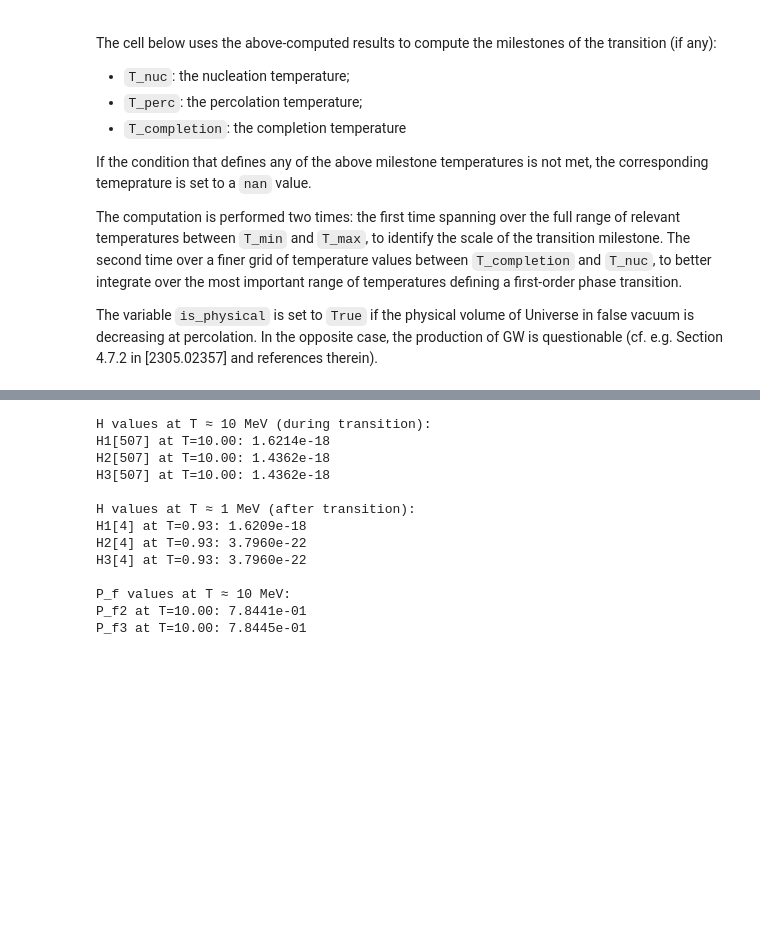
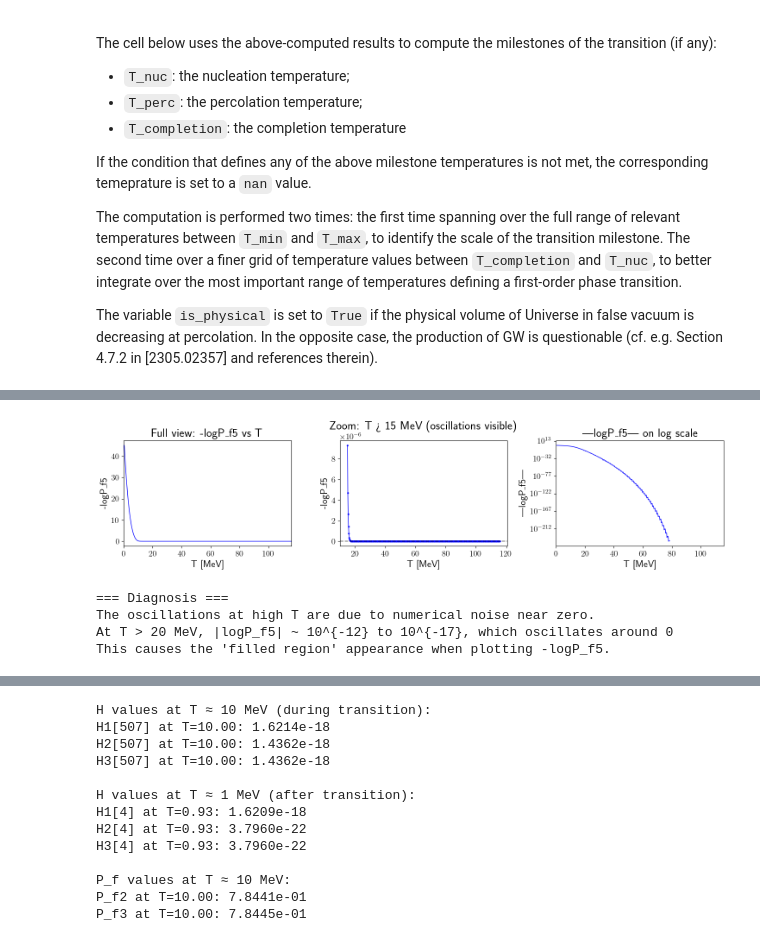
Before and after one commit to michelelucente/ELENA, a Jupyter notebook: examples/dilution.ipynb, the cells around one changed output, grey strips where cells are left out. Cells and saved outputs as stored; diff of their text form; code cells hidden in the pictures; blank space fills up the shorter version.

Commit message:
Possible full dilution code

```diff
--- a/examples/dilution.ipynb
+++ b/examples/dilution.ipynb
@@ -386,0 +838,45 @@ logP_f3, Temps3, ratio_V3, Gamma3, H3, drho3, rhoplusp3, P3, dP3  = compute_logP
+# %%
+# Visualize the oscillation issue at high temperatures
+fig, axes = plt.subplots(1, 3, figsize=(15, 4))
+
+# Panel 1: Full view of -logP_f5 (as plotted in the issue)
+ax1 = axes[0]
+ax1.plot(Temps5, -logP_f5, 'b-', linewidth=1)
+ax1.set_xlabel('T [MeV]')
+ax1.set_ylabel('-logP_f5')
+ax1.set_title('Full view: -logP_f5 vs T')
+ax1.set_xlim(0, T_max)
+
+# Panel 2: Zoom on high-T region where oscillations occur
+ax2 = axes[1]
+high_T_mask = Temps5 > 15
+ax2.plot(Temps5[high_T_mask], -logP_f5[high_T_mask], 'b-', linewidth=1, marker='o', markersize=2)
+ax2.set_xlabel('T [MeV]')
+ax2.set_ylabel('-logP_f5')
+ax2.set_title('Zoom: T > 15 MeV (oscillations visible)')
+ax2.axhline(y=0, color='k', linestyle='--', alpha=0.5)
+
+# Panel 3: Log-scale to see the oscillations better
+ax3 = axes[2]
+# Use absolute value with log scale
+abs_logP = np.abs(logP_f5)
+valid_mask = abs_logP > 0
+ax3.semilogy(Temps5[valid_mask], abs_logP[valid_mask], 'b-', linewidth=1)
+ax3.set_xlabel('T [MeV]')
+ax3.set_ylabel('|logP_f5|')
+ax3.set_title('|logP_f5| on log scale')
+ax3.set_xlim(0, T_max)
+
+plt.tight_layout()
+plt.show()
+
+print("\n=== Diagnosis ===")
+print("The oscillations at high T are due to numerical noise near zero.")
+print(f"At T > 20 MeV, |logP_f5| ~ 10^{{-12}} to 10^{{-17}}, which oscillates around 0")
+print("This causes the 'filled region' appearance when plotting -logP_f5.")
+# %% [output]
+[figure, added]
+=== Diagnosis ===
+The oscillations at high T are due to numerical noise near zero.
+At T > 20 MeV, |logP_f5| ~ 10^{-12} to 10^{-17}, which oscillates around 0
+This causes the 'filled region' appearance when plotting -logP_f5.
```
Also changed, not shown: parts of 26 cells of this notebook, 6 other files.
